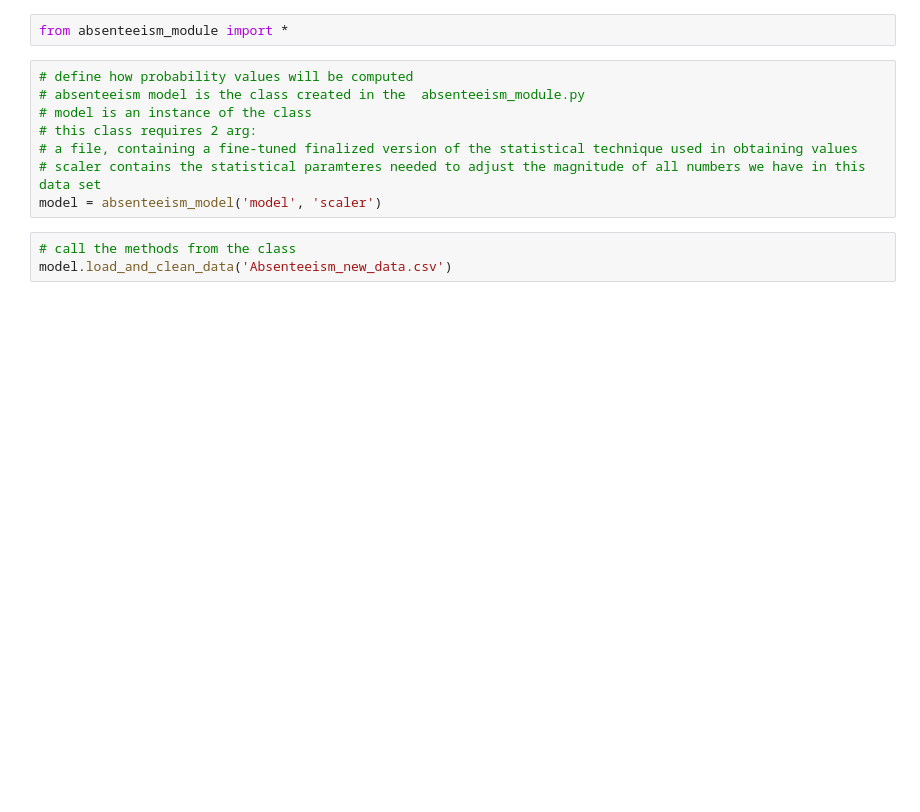
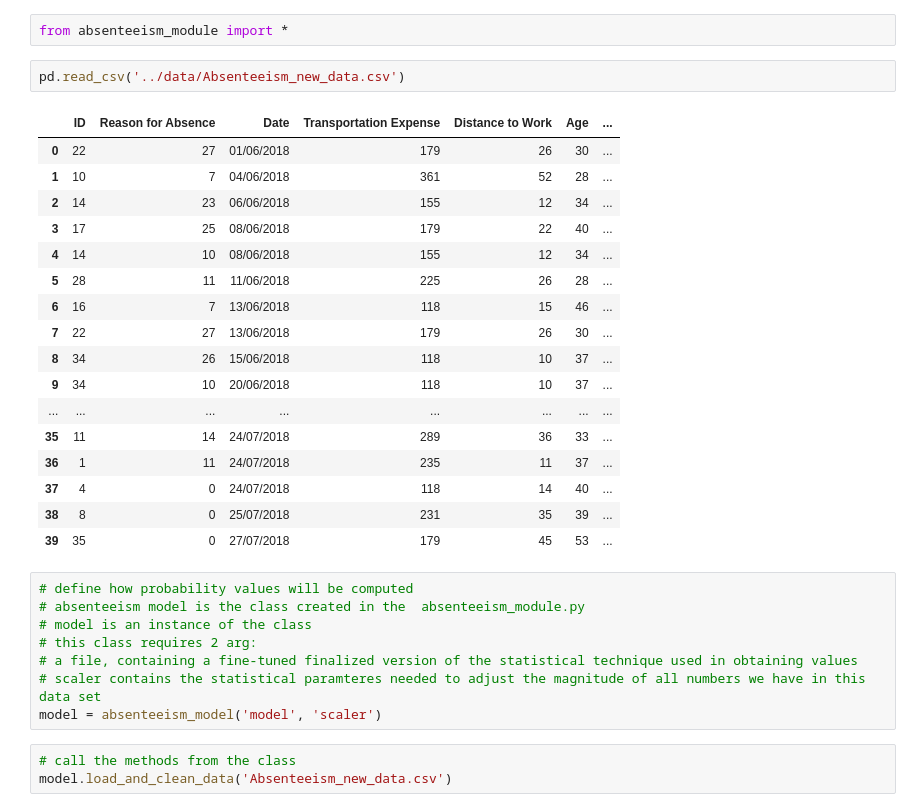
Before and after one commit to I-Sobe/absenteeism, a Jupyter notebook: data/absenteeism_exercise_integration.ipynb, the cells around one changed output. Saved outputs shown, nothing was run; the diff lists cells and outputs as text; blank space fills up the shorter version.

```diff
--- a/data/absenteeism_exercise_integration.ipynb
+++ b/data/absenteeism_exercise_integration.ipynb
@@ -1,5 +1,25 @@
 # %%
 from absenteeism_module import *
+# %%
+pd.read_csv('../data/Absenteeism_new_data.csv')
+# %% [output]
+|  | ID | Reason for Absence | Date | Transportation Expense | Distance to Work | Age | ... |
+| 0 | 22 | 27 | 01/06/2018 | 179 | 26 | 30 | ... |
+| 1 | 10 | 7 | 04/06/2018 | 361 | 52 | 28 | ... |
+| 2 | 14 | 23 | 06/06/2018 | 155 | 12 | 34 | ... |
+| 3 | 17 | 25 | 08/06/2018 | 179 | 22 | 40 | ... |
+| 4 | 14 | 10 | 08/06/2018 | 155 | 12 | 34 | ... |
+| 5 | 28 | 11 | 11/06/2018 | 225 | 26 | 28 | ... |
+| 6 | 16 | 7 | 13/06/2018 | 118 | 15 | 46 | ... |
+| 7 | 22 | 27 | 13/06/2018 | 179 | 26 | 30 | ... |
+| 8 | 34 | 26 | 15/06/2018 | 118 | 10 | 37 | ... |
+| 9 | 34 | 10 | 20/06/2018 | 118 | 10 | 37 | ... |
+| ... | ... | ... | ... | ... | ... | ... | ... |
+| 35 | 11 | 14 | 24/07/2018 | 289 | 36 | 33 | ... |
+| 36 | 1 | 11 | 24/07/2018 | 235 | 11 | 37 | ... |
+| 37 | 4 | 0 | 24/07/2018 | 118 | 14 | 40 | ... |
+| 38 | 8 | 0 | 25/07/2018 | 231 | 35 | 39 | ... |
+| 39 | 35 | 0 | 27/07/2018 | 179 | 45 | 53 | ... |
 # %%
 # define how probability values will be computed
 # absenteeism model is the class created in the  absenteeism_module.py
```
Also changed, not shown: parts of 3 cells of this notebook, 3 other files.
